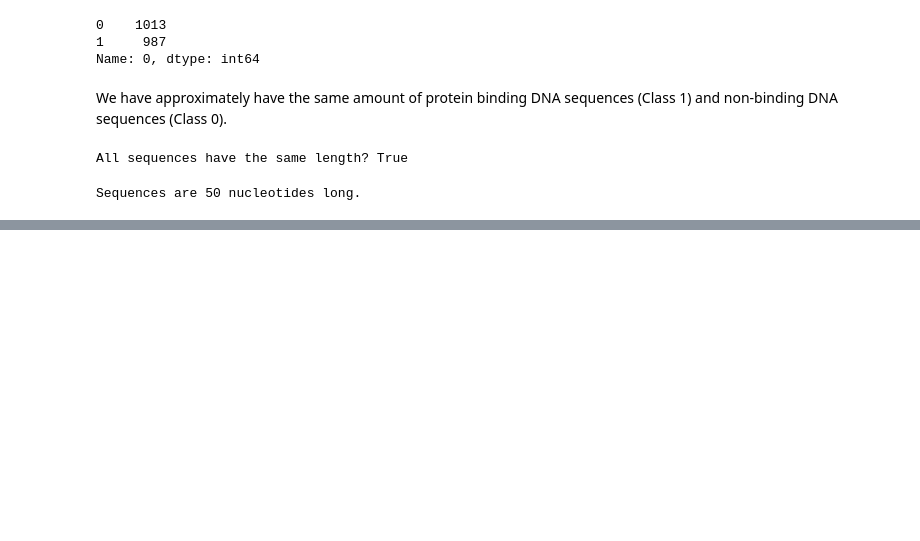
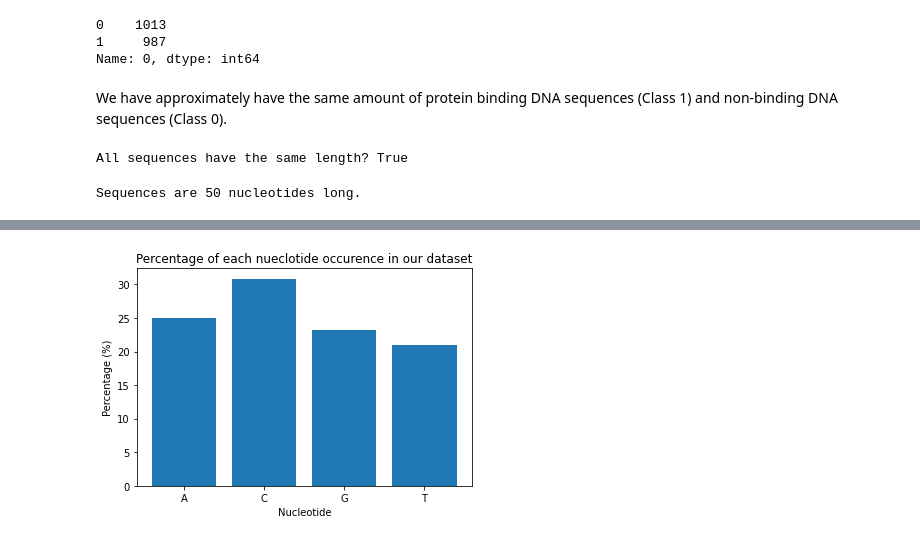
Before and after one commit to Mariog3497/Proyecto-complex, a Jupyter notebook: EDA.ipynb, the cells around one changed output, grey strips where cells are left out. Drawn from its saved outputs; the diff is of its cells as text; code cells hidden in the pictures; blank space fills up the shorter version.

```diff
--- a/EDA.ipynb
+++ b/EDA.ipynb
@@ -99,0 +113,5 @@ Sequences are 50 nucleotides long.
+# %%
+# Plot nucleotides distribution of binding sequences
+plot_nucleotides(df_seqs_clean[df_seqs_clean[1]==1])
+# %% [output]
+[figure, added]
```
Also changed, not shown: parts of 14 cells of this notebook, 1 other file.
